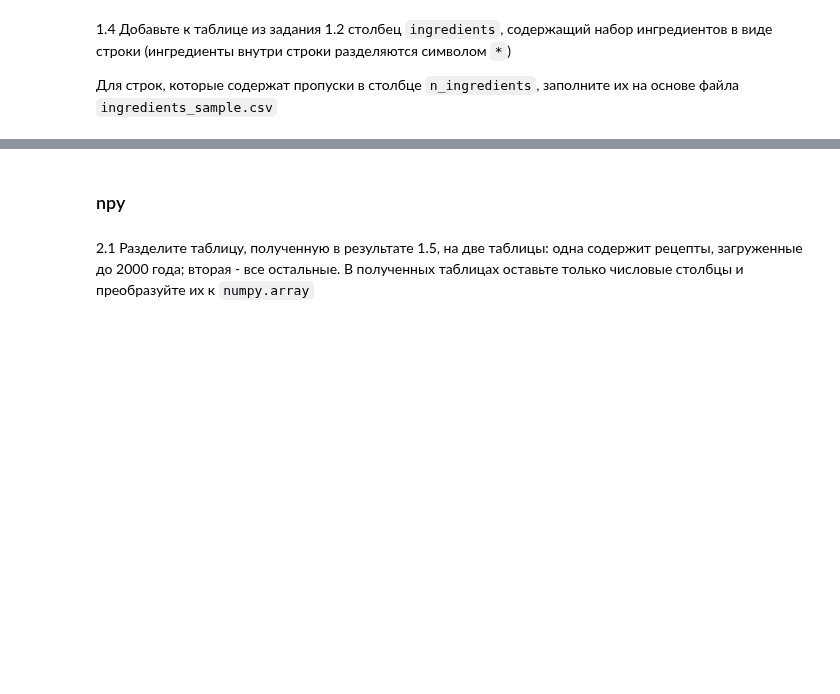
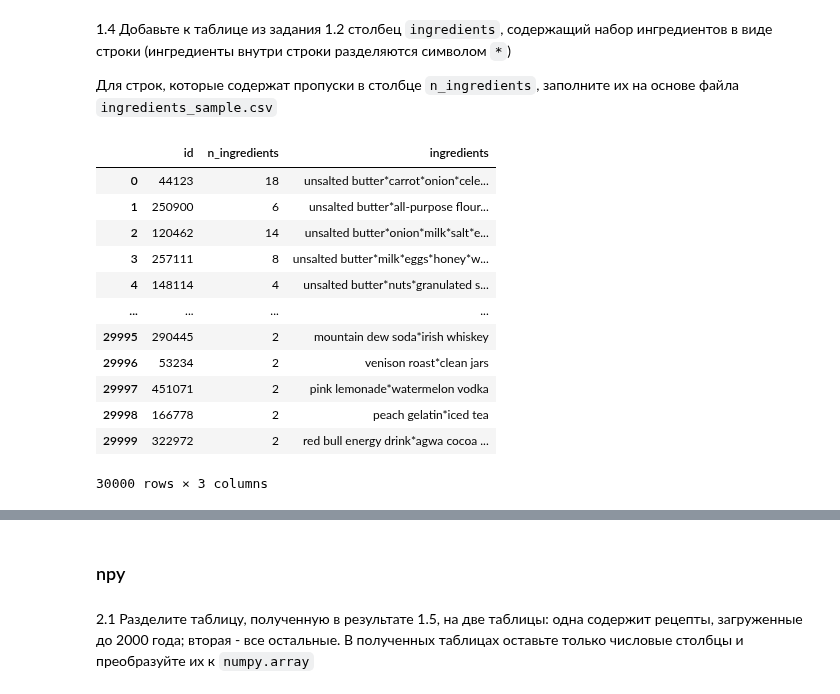
Before and after one commit to belo4ya/My-University, a Jupyter notebook: III Курс/(python) Технологии обработки больших данных/05_effective_data_formats/main.ipynb, the cells around one changed output, grey strips where cells are left out. Cells and saved outputs as stored; diff of their text form; code cells hidden in the pictures; blank space fills up the shorter version.

```diff
--- a/III Курс/(python) Технологии обработки больших данных/05_effective_data_formats/main.ipynb
+++ b/III Курс/(python) Технологии обработки больших данных/05_effective_data_formats/main.ipynb
@@ -141,7 +152,7 @@ with h5py.File('data/output/matrices.hdf5') as f:
 # %% [markdown]
 1.1 В файле `tags_sample.csv` находится информация о тэгах, приписываемых рецептам. Воспользовавшись `csv.reader`, считайте этот файл и создайте словарь вида `id_рецепта: [список тэгов]`. Сохраните этот словарь в файл `tags_sample.json`.
 # %%
-with open('data/tags_sample.csv') as f:
+with open(DATA_DIR.joinpath('tags_sample.csv')) as f:
     reader = csv.reader(f)
 
     headers = next(reader)
@@ -151,7 +162,7 @@ with open('data/tags_sample.csv') as f:
     for row in reader:
         tags_sample[int(row[0])].append(row[1])
 # %%
-with open('data/output/tags_sample.json', mode='w', encoding='utf-8') as f:
+with open(OUTPUT_DIR.joinpath('tags_sample.json'), mode='w', encoding='utf-8') as f:
     json.dump(tags_sample, f, indent=4)
 # %% [markdown]
 1.2 Считайте файл `recipes_sample_with_filled_nsteps.csv` (__ЛР4__) в виде `pd.DataFrame`. Добавьте к таблице 2 столбца: `n_tags`, содержащий количество тэгов у этого рецепта; и `tags`, содержащий набор тэгов в виде строки (тэги внутри строки разделяются символом `;`)
@@ -231,0 +279,16 @@ recipes_tags_df
+# %%
+n_ingredients_ingredients_df
+# %% [output]
+|  | id | n_ingredients | ingredients |
+| 0 | 44123 | 18 | unsalted butter*carrot*onion*cele... |
+| 1 | 250900 | 6 | unsalted butter*all-purpose flour... |
+| 2 | 120462 | 14 | unsalted butter*onion*milk*salt*e... |
+| 3 | 257111 | 8 | unsalted butter*milk*eggs*honey*w... |
+| 4 | 148114 | 4 | unsalted butter*nuts*granulated s... |
+| ... | ... | ... | ... |
+| 29995 | 290445 | 2 | mountain dew soda*irish whiskey |
+| 29996 | 53234 | 2 | venison roast*clean jars |
+| 29997 | 451071 | 2 | pink lemonade*watermelon vodka |
+| 29998 | 166778 | 2 | peach gelatin*iced tea |
+| 29999 | 322972 | 2 | red bull energy drink*agwa cocoa ... |
+30000 rows × 3 columns
```
Also changed, not shown: parts of 30 cells of this notebook, 1 other file.
